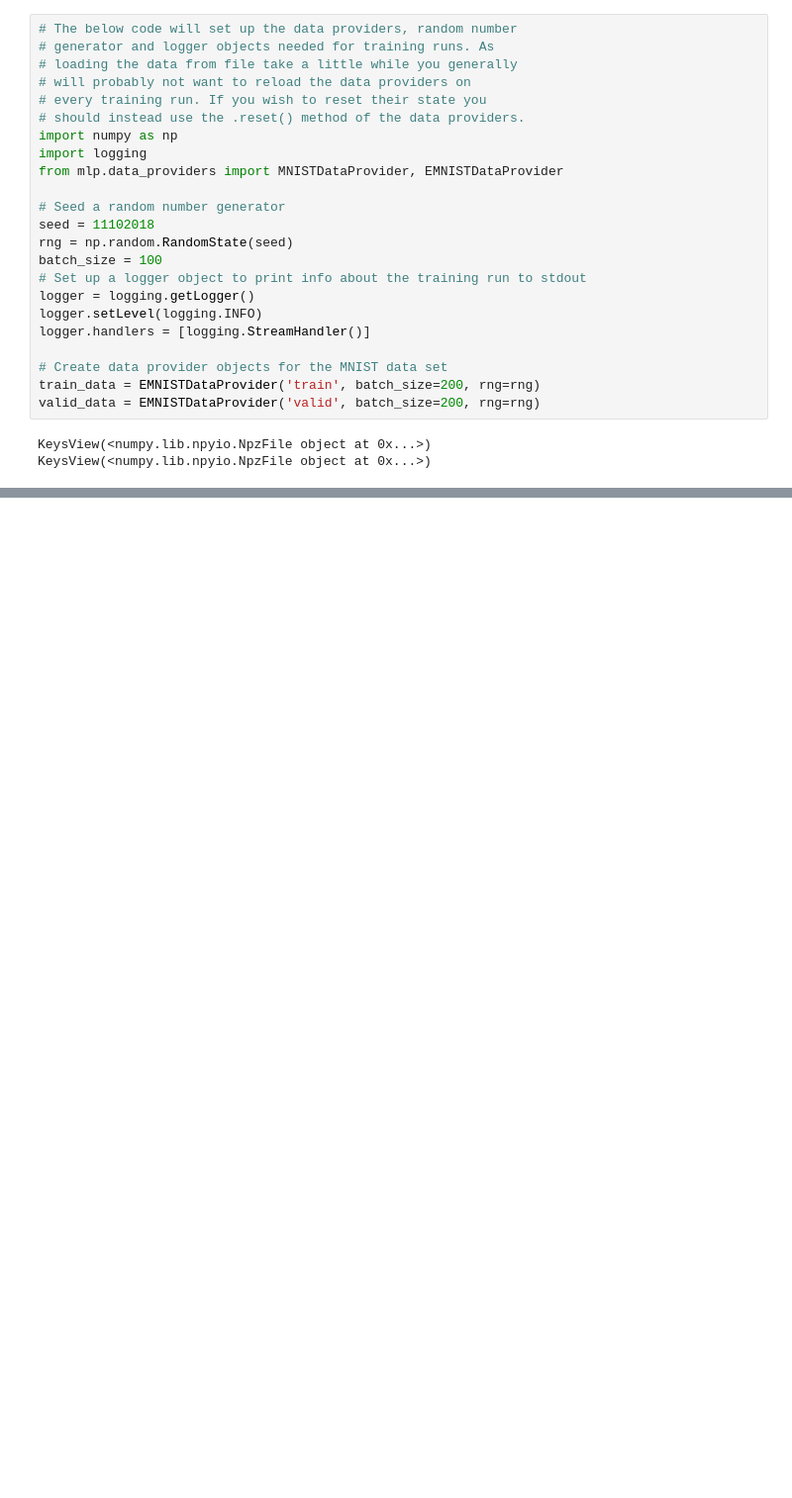
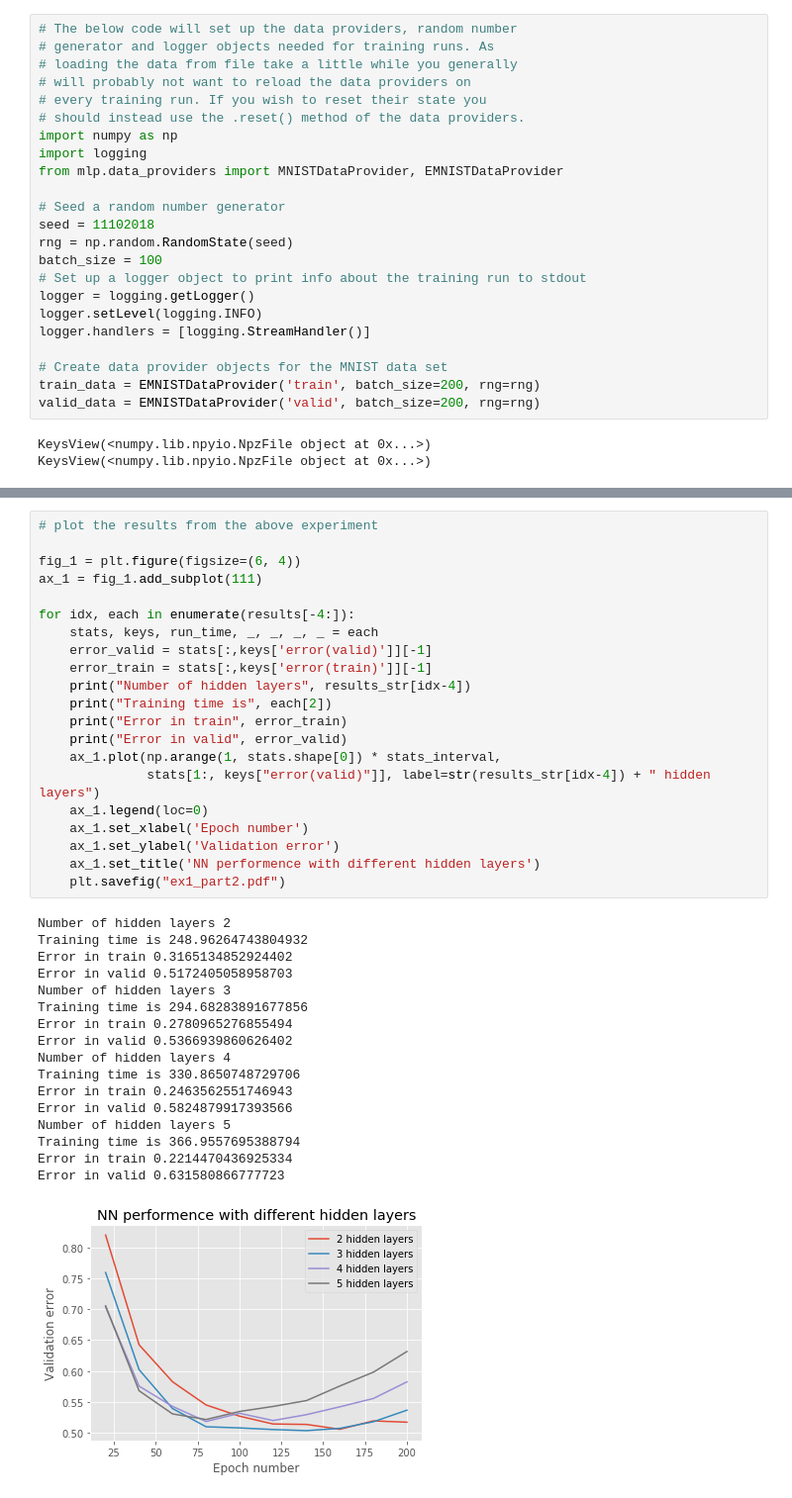
Before and after one commit to Ignat-Georgiev/mlpractical, a Jupyter notebook: notebooks/Ex1.ipynb, the cells around one changed output, grey strips where cells are left out. Shown at 99% size. Drawn from its saved outputs; the diff is of its cells as text; blank space fills up the shorter version.

Commit message:
finished part 1 of cw

```diff
--- a/notebooks/Ex1.ipynb
+++ b/notebooks/Ex1.ipynb
@@ -138,0 +321,39 @@ tic
+# %%
+# plot the results from the above experiment
+
+fig_1 = plt.figure(figsize=(6, 4))
+ax_1 = fig_1.add_subplot(111)
+
+for idx, each in enumerate(results[-4:]):
+    stats, keys, run_time, _, _, _, _ = each
+    error_valid = stats[:,keys['error(valid)']][-1]
+    error_train = stats[:,keys['error(train)']][-1]
+    print("Number of hidden layers", results_str[idx-4])
+    print("Training time is", each[2])
+    print("Error in train", error_train)
+    print("Error in valid", error_valid)
+    ax_1.plot(np.arange(1, stats.shape[0]) * stats_interval,
+              stats[1:, keys["error(valid)"]], label=str(results_str[idx-4]) + " hidden layers")
+    ax_1.legend(loc=0)
+    ax_1.set_xlabel('Epoch number')
+    ax_1.set_ylabel('Validation error')
+    ax_1.set_title('NN performence with different hidden layers')
+    plt.savefig("ex1_part2.pdf")
+# %% [output]
+Number of hidden layers 2
+Training time is 248.96264743804932
+Error in train 0.3165134852924402
+Error in valid 0.5172405058958703
+Number of hidden layers 3
+Training time is 294.68283891677856
+Error in train 0.2780965276855494
+Error in valid 0.5366939860626402
+Number of hidden layers 4
+Training time is 330.8650748729706
+Error in train 0.2463562551746943
+Error in valid 0.5824879917393566
+Number of hidden layers 5
+Training time is 366.9557695388794
+Error in train 0.2214470436925334
+Error in valid 0.631580866777723
+[figure, added]
```
Also changed, not shown: parts of 8 cells of this notebook, 2 other files.
